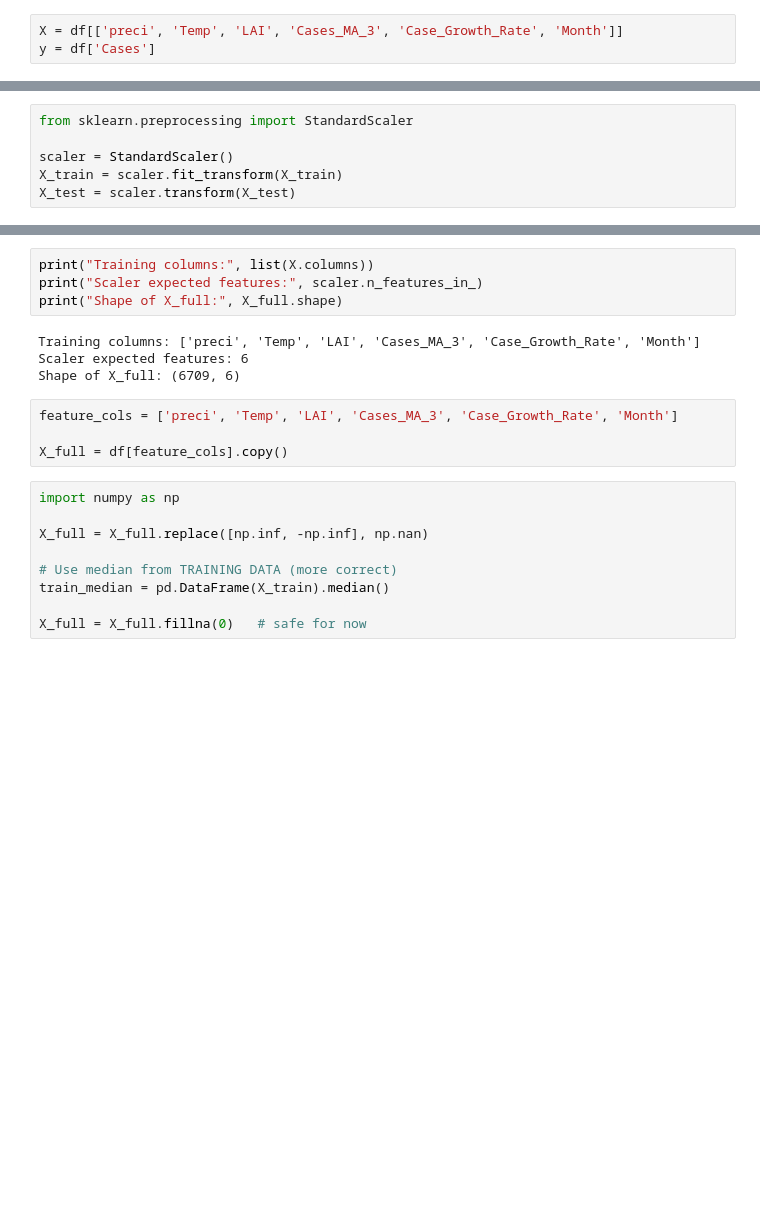
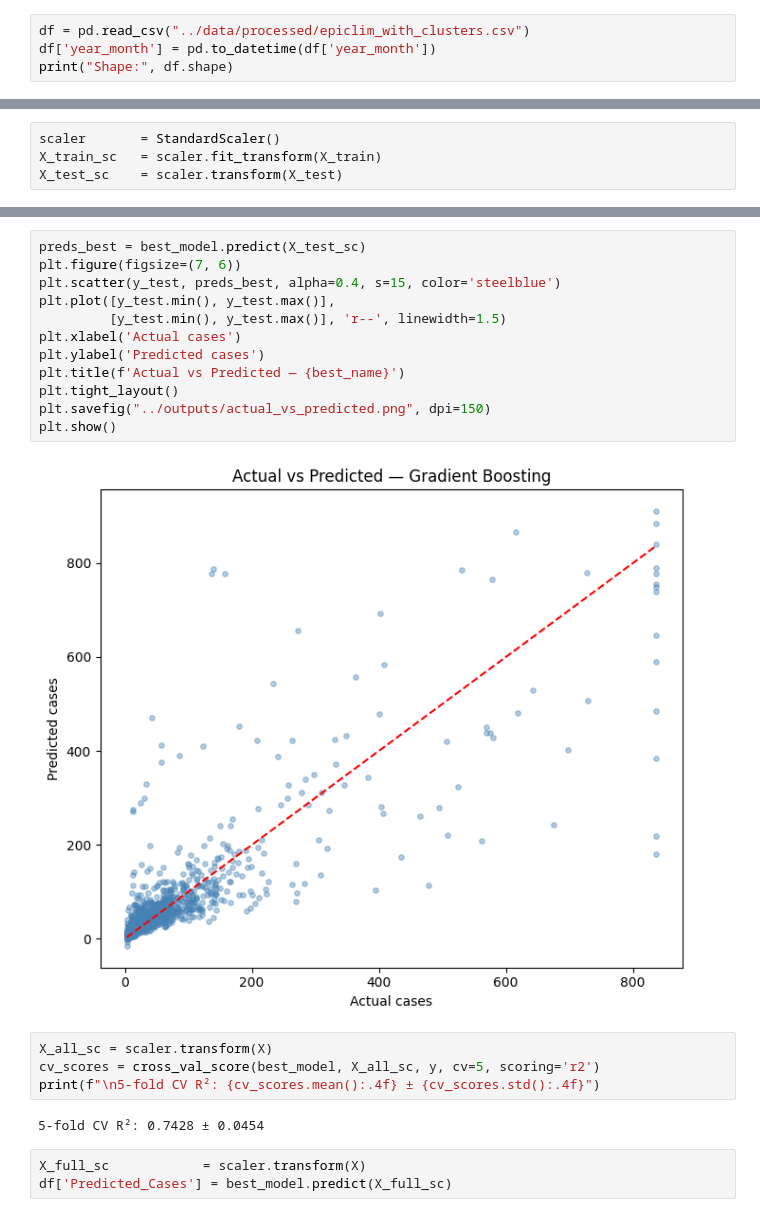
Before and after one commit to Nidhi2805/epidemic-hotspot-risk-prediction, a Jupyter notebook: notebooks/04_risk_prediction.ipynb, the cells around one changed output, grey strips where cells are left out. Cells and saved outputs as stored; diff of their text form; blank space fills up the shorter version.

```diff
--- a/notebooks/04_risk_prediction.ipynb
+++ b/notebooks/04_risk_prediction.ipynb
@@ -13,3 +12,4 @@ df.head()
 # %%
-X = df[['preci', 'Temp', 'LAI', 'Cases_MA_3', 'Case_Growth_Rate', 'Month']]
-y = df['Cases']
+df = pd.read_csv("../data/processed/epiclim_with_clusters.csv")
+df['year_month'] = pd.to_datetime(df['year_month'])
+print("Shape:", df.shape)
@@ -63,7 +55,5 @@ X_test = X_test.fillna(0)
 # %%
-from sklearn.preprocessing import StandardScaler
-
-scaler = StandardScaler()
-X_train = scaler.fit_transform(X_train)
-X_test = scaler.transform(X_test)
+scaler       = StandardScaler()
+X_train_sc   = scaler.fit_transform(X_train)
+X_test_sc    = scaler.transform(X_test)
 # %%
@@ -119,22 +126,24 @@ ValueError: Input X contains infinity or a value too large for dtype('float32').
 # %%
-print("Training columns:", list(X.columns))
-print("Scaler expected features:", scaler.n_features_in_)
-print("Shape of X_full:", X_full.shape)
+preds_best = best_model.predict(X_test_sc)
+plt.figure(figsize=(7, 6))
+plt.scatter(y_test, preds_best, alpha=0.4, s=15, color='steelblue')
+plt.plot([y_test.min(), y_test.max()],
+         [y_test.min(), y_test.max()], 'r--', linewidth=1.5)
+plt.xlabel('Actual cases')
+plt.ylabel('Predicted cases')
+plt.title(f'Actual vs Predicted — {best_name}')
+plt.tight_layout()
+plt.savefig("../outputs/actual_vs_predicted.png", dpi=150)
+plt.show()
 # %% [output]
-Training columns: ['preci', 'Temp', 'LAI', 'Cases_MA_3', 'Case_Growth_Rate', 'Month']
-Scaler expected features: 6
-Shape of X_full: (6709, 6)
+[figure, added]
 # %%
-feature_cols = ['preci', 'Temp', 'LAI', 'Cases_MA_3', 'Case_Growth_Rate', 'Month']
-
-X_full = df[feature_cols].copy()
+X_all_sc = scaler.transform(X)
+cv_scores = cross_val_score(best_model, X_all_sc, y, cv=5, scoring='r2')
+print(f"\n5-fold CV R²: {cv_scores.mean():.4f} ± {cv_scores.std():.4f}")
+# %% [output]
+5-fold CV R²: 0.7428 ± 0.0454
 # %%
-import numpy as np
-
-X_full = X_full.replace([np.inf, -np.inf], np.nan)
-
-# Use median from TRAINING DATA (more correct)
-train_median = pd.DataFrame(X_train).median()
-
-X_full = X_full.fillna(0)   # safe for now
+X_full_sc            = scaler.transform(X)
+df['Predicted_Cases'] = best_model.predict(X_full_sc)
 # %%
```
Also changed, not shown: parts of 21 cells of this notebook, 18 other files.
